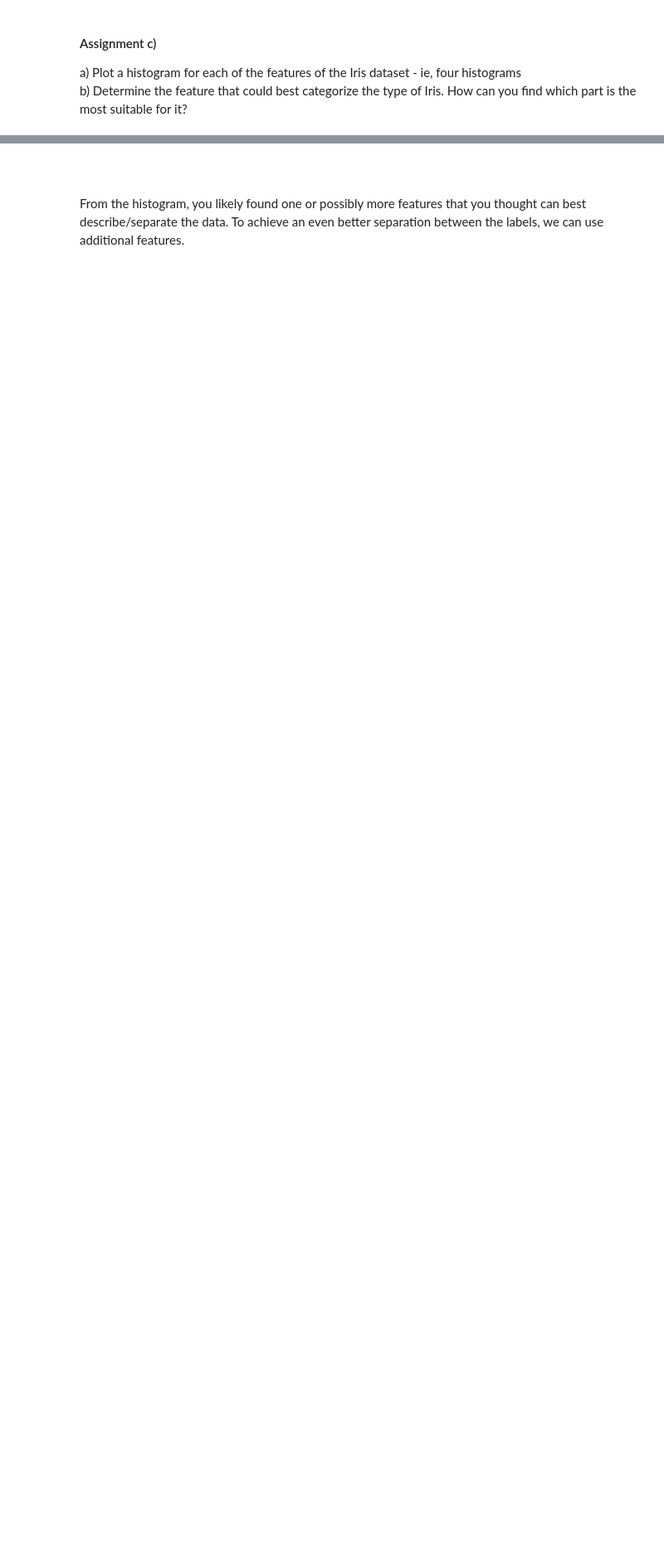
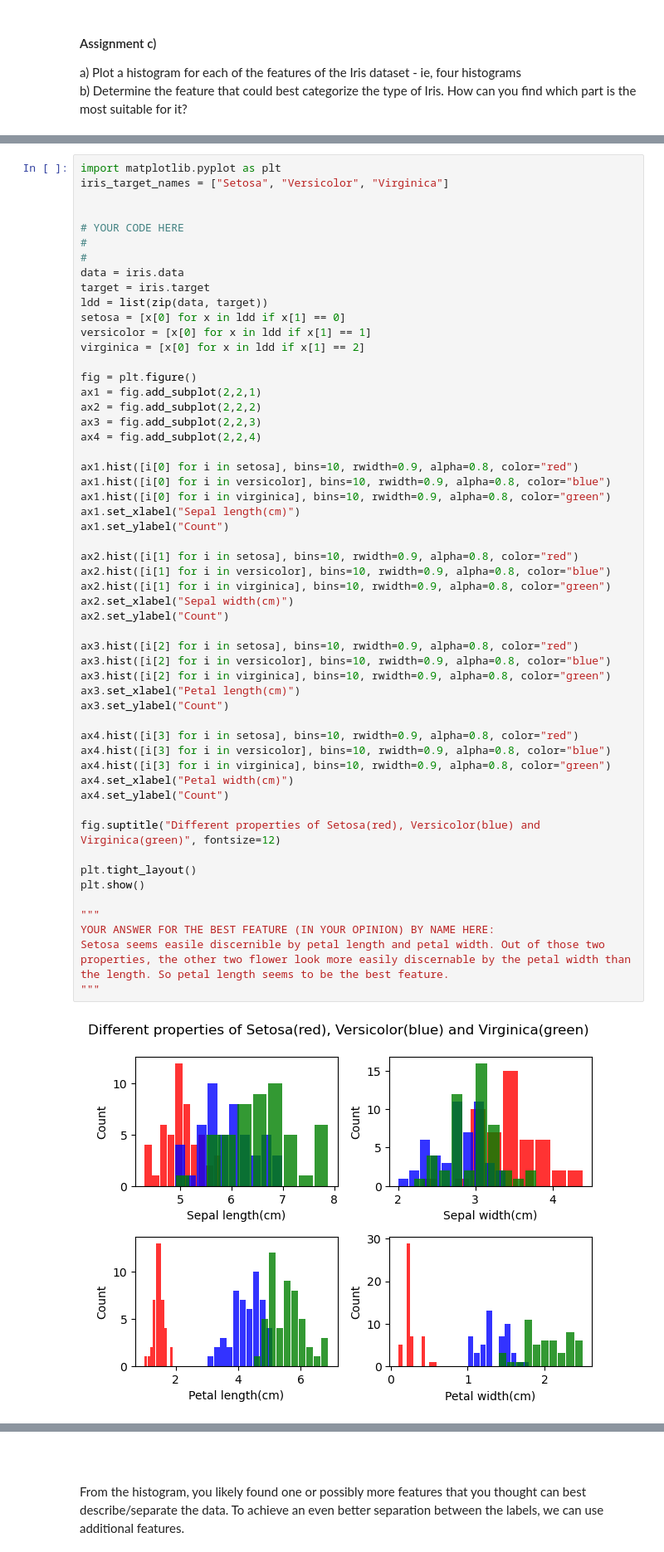
Before and after one commit to Tjasomfan/ml-1dl034-public-assignments, a Jupyter notebook: Assignments/Practical/PracticalNotebook3.ipynb, the cells around one changed output, grey strips where cells are left out. Shown: that part at 83% size. Drawn from its saved outputs; the diff is of its cells as text; blank space fills up the shorter version.

```diff
--- a/Assignments/Practical/PracticalNotebook3.ipynb
+++ b/Assignments/Practical/PracticalNotebook3.ipynb
@@ -285,0 +306,56 @@ YOUR ANSWER FOR THE BEST FEATURE (IN YOUR OPINION) BY NAME HERE:
+# %%
+import matplotlib.pyplot as plt
+iris_target_names = ["Setosa", "Versicolor", "Virginica"]
+
+
+# YOUR CODE HERE
+#
+#
+data = iris.data
+target = iris.target
+ldd = list(zip(data, target))
+setosa = [x[0] for x in ldd if x[1] == 0]
+versicolor = [x[0] for x in ldd if x[1] == 1]
+virginica = [x[0] for x in ldd if x[1] == 2]
+
+fig = plt.figure()
+ax1 = fig.add_subplot(2,2,1)
+ax2 = fig.add_subplot(2,2,2)
+ax3 = fig.add_subplot(2,2,3)
+ax4 = fig.add_subplot(2,2,4)
+
+ax1.hist([i[0] for i in setosa], bins=10, rwidth=0.9, alpha=0.8, color="red")
+ax1.hist([i[0] for i in versicolor], bins=10, rwidth=0.9, alpha=0.8, color="blue")
+ax1.hist([i[0] for i in virginica], bins=10, rwidth=0.9, alpha=0.8, color="green")
+ax1.set_xlabel("Sepal length(cm)")
+ax1.set_ylabel("Count")
+
+ax2.hist([i[1] for i in setosa], bins=10, rwidth=0.9, alpha=0.8, color="red")
+ax2.hist([i[1] for i in versicolor], bins=10, rwidth=0.9, alpha=0.8, color="blue")
+ax2.hist([i[1] for i in virginica], bins=10, rwidth=0.9, alpha=0.8, color="green")
+ax2.set_xlabel("Sepal width(cm)")
+ax2.set_ylabel("Count")
+
+ax3.hist([i[2] for i in setosa], bins=10, rwidth=0.9, alpha=0.8, color="red")
+ax3.hist([i[2] for i in versicolor], bins=10, rwidth=0.9, alpha=0.8, color="blue")
+ax3.hist([i[2] for i in virginica], bins=10, rwidth=0.9, alpha=0.8, color="green")
+ax3.set_xlabel("Petal length(cm)")
+ax3.set_ylabel("Count")
+
+ax4.hist([i[3] for i in setosa], bins=10, rwidth=0.9, alpha=0.8, color="red")
+ax4.hist([i[3] for i in versicolor], bins=10, rwidth=0.9, alpha=0.8, color="blue")
+ax4.hist([i[3] for i in virginica], bins=10, rwidth=0.9, alpha=0.8, color="green")
+ax4.set_xlabel("Petal width(cm)")
+ax4.set_ylabel("Count")
+
+fig.suptitle("Different properties of Setosa(red), Versicolor(blue) and Virginica(green)", fontsize=12)
+
+plt.tight_layout()
+plt.show()
+
+"""
+YOUR ANSWER FOR THE BEST FEATURE (IN YOUR OPINION) BY NAME HERE:
+Setosa seems easile discernible by petal length and petal width. Out of those two properties, the other two flower look more easily discernable by the petal width than the length. So petal length seems to be the best feature.
+"""
+# %% [output]
+[figure, added]
```
Also changed, not shown: parts of 14 cells of this notebook.
